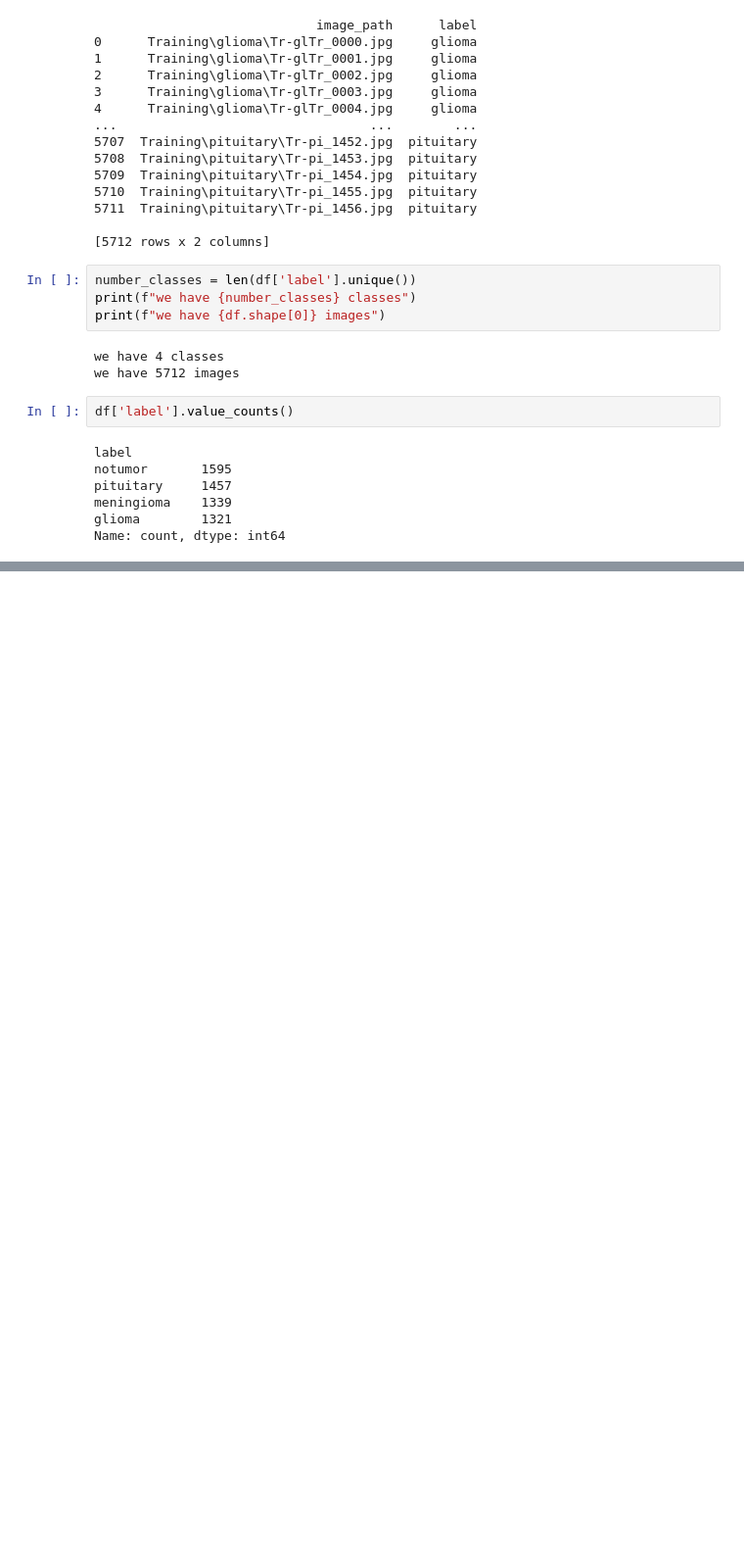
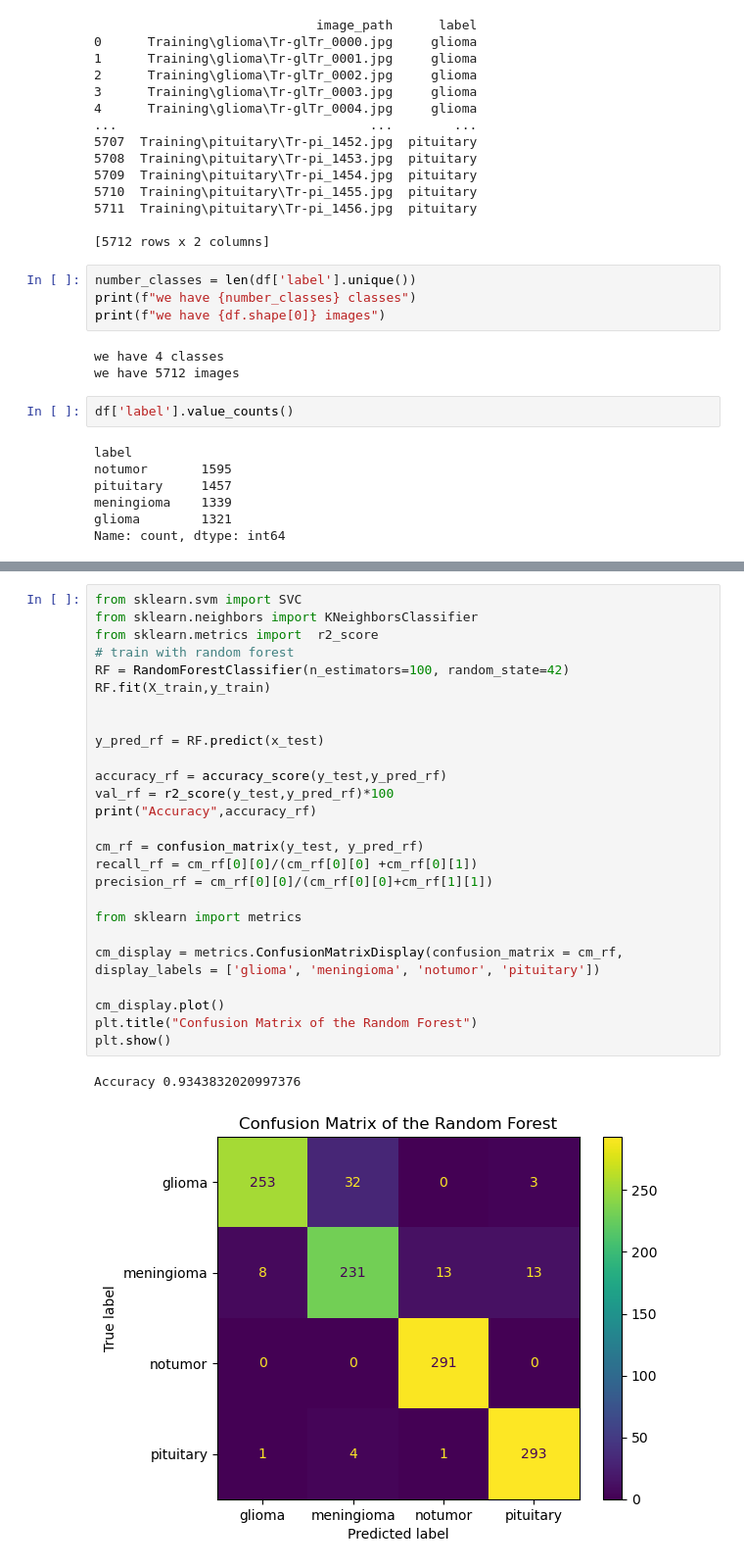
Before and after one commit to bassantmedhat/Brain-Tumor-Classification, a Jupyter notebook: model.ipynb, the cells around one changed output, grey strips where cells are left out. Shown at 98% size. Drawn from its saved outputs; the diff is of its cells as text; blank space fills up the shorter version.

```diff
--- a/model.ipynb
+++ b/model.ipynb
@@ -127,0 +135,29 @@ Name: count, dtype: int64
+# %%
+from sklearn.svm import SVC
+from sklearn.neighbors import KNeighborsClassifier
+from sklearn.metrics import  r2_score
+# train with random forest
+RF = RandomForestClassifier(n_estimators=100, random_state=42)
+RF.fit(X_train,y_train)
+
+
+y_pred_rf = RF.predict(x_test)
+
+accuracy_rf = accuracy_score(y_test,y_pred_rf)
+val_rf = r2_score(y_test,y_pred_rf)*100
+print("Accuracy",accuracy_rf)
+
+cm_rf = confusion_matrix(y_test, y_pred_rf)
+recall_rf = cm_rf[0][0]/(cm_rf[0][0] +cm_rf[0][1])
+precision_rf = cm_rf[0][0]/(cm_rf[0][0]+cm_rf[1][1])
+
+from sklearn import metrics
+
+cm_display = metrics.ConfusionMatrixDisplay(confusion_matrix = cm_rf, display_labels = ['glioma', 'meningioma', 'notumor', 'pituitary'])
+
+cm_display.plot()
+plt.title("Confusion Matrix of the Random Forest")
+plt.show()
+# %% [output]
+Accuracy 0.9343832020997376
+[figure, added]
```
Also changed, not shown: parts of 20 cells of this notebook.
